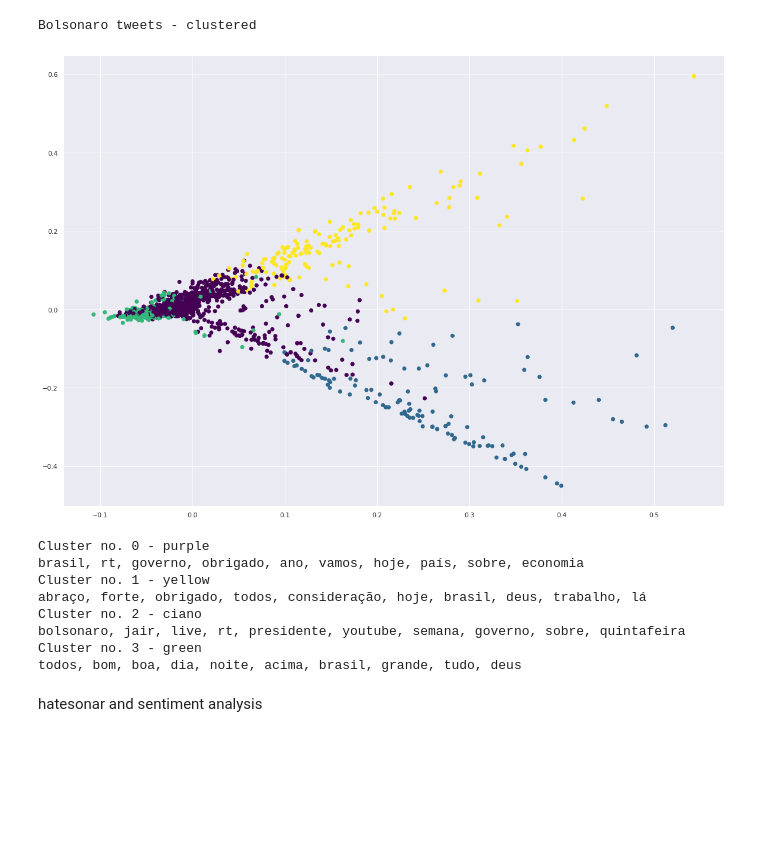
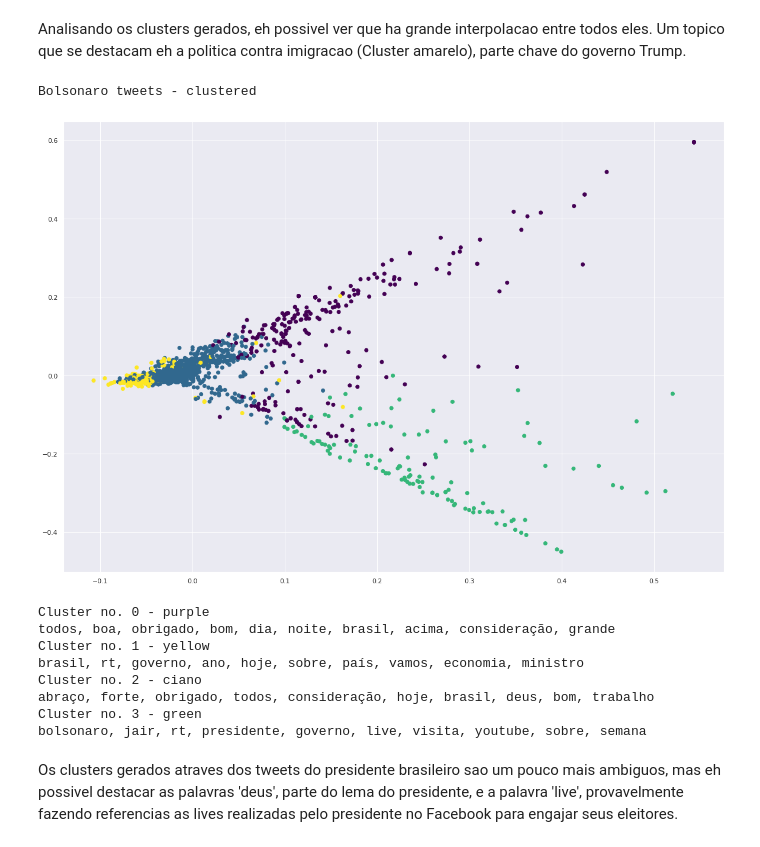
Before and after one commit to ggapp1/trump-vs-bolso, a Jupyter notebook: analysis.ipynb, the cells around one changed output. Cells and saved outputs as stored; diff of their text form; code cells hidden in the pictures; blank space fills up the shorter version.

```diff
--- a/analysis.ipynb
+++ b/analysis.ipynb
@@ -67,8 +73,8 @@ for tweet in trump_tweets['text'].values:
     trump_tweets_cleaned.append(clean(tweet,'english'))
 
 for tweet_pt in bolso_tweets['text'].values:
-    tweet = translator.translate(tweet_pt, lang_tgt = 'en')
-    bolso_tweets_cleaned.append(clean(tweet,'english'))
+    #tweet = translator.translate(tweet_pt, lang_tgt = 'en')
+    #bolso_tweets_cleaned.append(clean(tweet,'english'))
     bolso_tweets_cleaned_pt.append(clean(tweet_pt,'portuguese'))
 
 
@@ -134,16 +151,18 @@ rt, realdonaldtrump, whitehouse, president, trump, scavino45, flotus, potus, eri
+# %% [markdown]
+Analisando os clusters gerados, eh possivel ver que ha grande interpolacao entre todos eles. Um topico que se destacam eh a politica contra imigracao (Cluster amarelo), parte chave do governo Trump.
 # %%
 print('\nBolsonaro tweets - clustered')
-kmeans(bolso_tweets_cleaned)
+kmeans(bolso_tweets_cleaned_pt)
 # %% [output]
 Bolsonaro tweets - clustered
-[figure, old version]
+[figure, new version]
 Cluster no. 0 - purple
-brasil, rt, governo, obrigado, ano, vamos, hoje, país, sobre, economia
+todos, boa, obrigado, bom, dia, noite, brasil, acima, consideração, grande
 Cluster no. 1 - yellow
-abraço, forte, obrigado, todos, consideração, hoje, brasil, deus, trabalho, lá
+brasil, rt, governo, ano, hoje, sobre, país, vamos, economia, ministro
 Cluster no. 2 - ciano
-bolsonaro, jair, live, rt, presidente, youtube, semana, governo, sobre, quintafeira
+abraço, forte, obrigado, todos, consideração, hoje, brasil, deus, bom, trabalho
 Cluster no. 3 - green
-todos, bom, boa, dia, noite, acima, brasil, grande, tudo, deus
+bolsonaro, jair, rt, presidente, governo, live, visita, youtube, sobre, semana
-# %% [markdown]
-hatesonar and sentiment analysis
+# %% [markdown]
+Os clusters gerados atraves dos tweets do presidente brasileiro sao um pouco mais ambiguos, mas eh possivel destacar as palavras 'deus', parte do lema do presidente, e a palavra 'live', provavelmente fazendo referencias as lives realizadas pelo presidente no Facebook para engajar seus eleitores.
```
Also changed, not shown: parts of 26 cells of this notebook, 3 other files.
